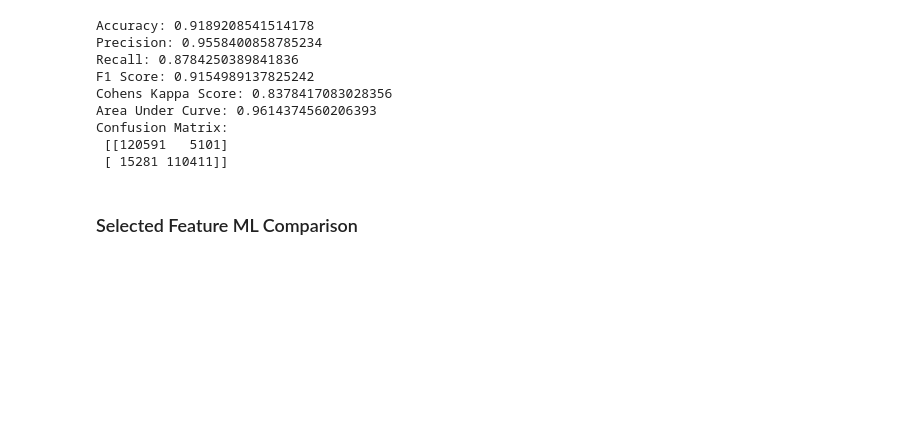
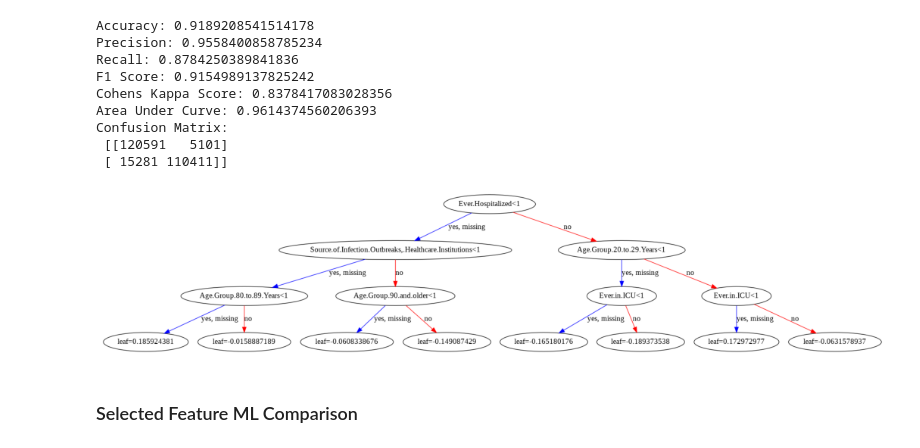
Before and after one commit to keyunzhou2/CIND820, a Jupyter notebook: SMOTE balanced ML.ipynb, the cells around one changed output. Cells and saved outputs as stored; diff of their text form; code cells hidden in the pictures; blank space fills up the shorter version.

```diff
--- a/SMOTE balanced ML.ipynb
+++ b/SMOTE balanced ML.ipynb
@@ -465,6 +465,12 @@ Area Under Curve: 0.9614374560206393
 Confusion Matrix:
  [[120591   5101]
  [ 15281 110411]]
+# %%
+xgb.plot_tree(sxgb_classifier, num_trees=0)
+plt.gcf().set_size_inches(18.5, 10.5)
+plt.show()
+# %% [output]
+[figure, added]
 # %% [markdown]
 ### Selected Feature ML Comparison
 # %%
```
